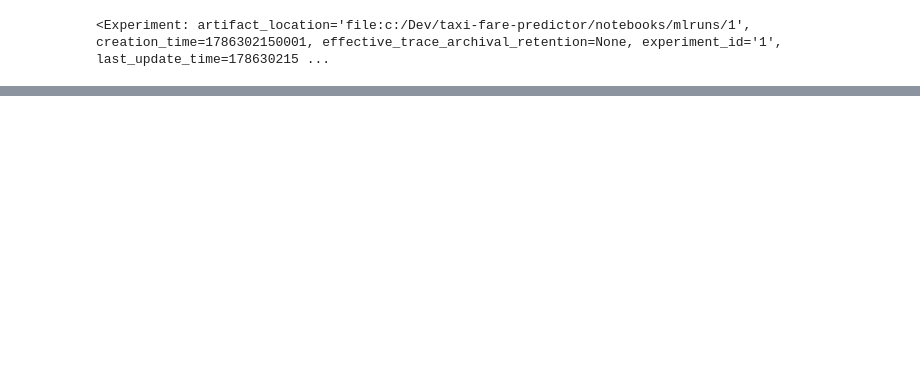
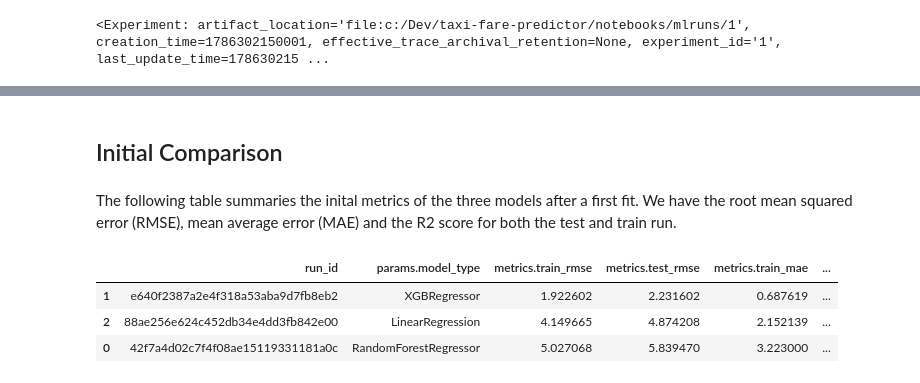
Before and after one commit to Calum1888/taxi-fare-predictor, a Jupyter notebook: notebooks/model_comparison.ipynb, the cells around one changed output, grey strips where cells are left out. Drawn from its saved outputs; the diff is of its cells as text; code cells hidden in the pictures; blank space fills up the shorter version.

Commit message:
running initial fits and comparing their metrics

```diff
--- a/notebooks/model_comparison.ipynb
+++ b/notebooks/model_comparison.ipynb
@@ -96,0 +119,29 @@ client.set_model_version_tag("taxi-fare-xgboost", version=1, key="tuning_status"
+# %% [markdown]
+## Initial Comparison
+# %% [markdown]
+The following table summaries the inital metrics of the three models after a first fit. We have the root mean squared error (RMSE), mean average error (MAE) and the R2 score for both the test and train run.
+# %%
+experiment_name = "taxi-fare-prediction"
+experiment = mlflow.get_experiment_by_name(experiment_name)
+
+df = mlflow.search_runs(experiment_ids=[experiment.experiment_id])
+df = df.head(3)
+
+metrics_df = df[[
+    "run_id",
+    "params.model_type",
+    "metrics.train_rmse",
+    "metrics.test_rmse",
+    "metrics.train_mae",
+    "metrics.test_mae",
+    "metrics.train_r2",
+    "metrics.test_r2",
+    "metrics.rmse_gap"
+]]
+
+metrics_df.sort_values("metrics.test_rmse")
+# %% [output]
+|  | run_id | params.model_type | metrics.train_rmse | metrics.test_rmse | metrics.train_mae | ... |
+| 1 | e640f2387a2e4f318a53aba9d7fb8eb2 | XGBRegressor | 1.922602 | 2.231602 | 0.687619 | ... |
+| 2 | 88ae256e624c452db34e4dd3fb842e00 | LinearRegression | 4.149665 | 4.874208 | 2.152139 | ... |
+| 0 | 42f7a4d02c7f4f08ae15119331181a0c | RandomForestRegressor | 5.027068 | 5.839470 | 3.223000 | ... |
```
Also changed, not shown: parts of 34 cells of this notebook.
